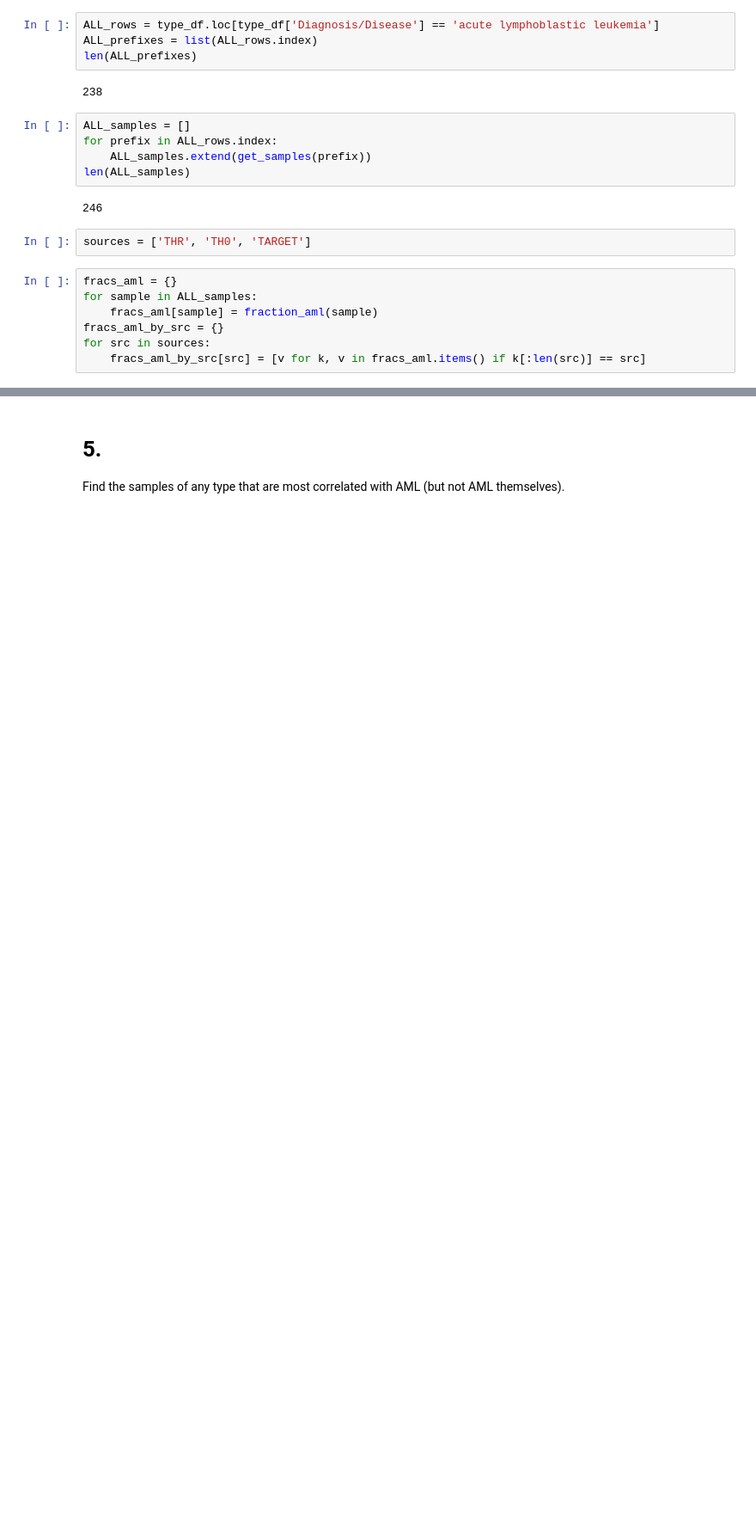
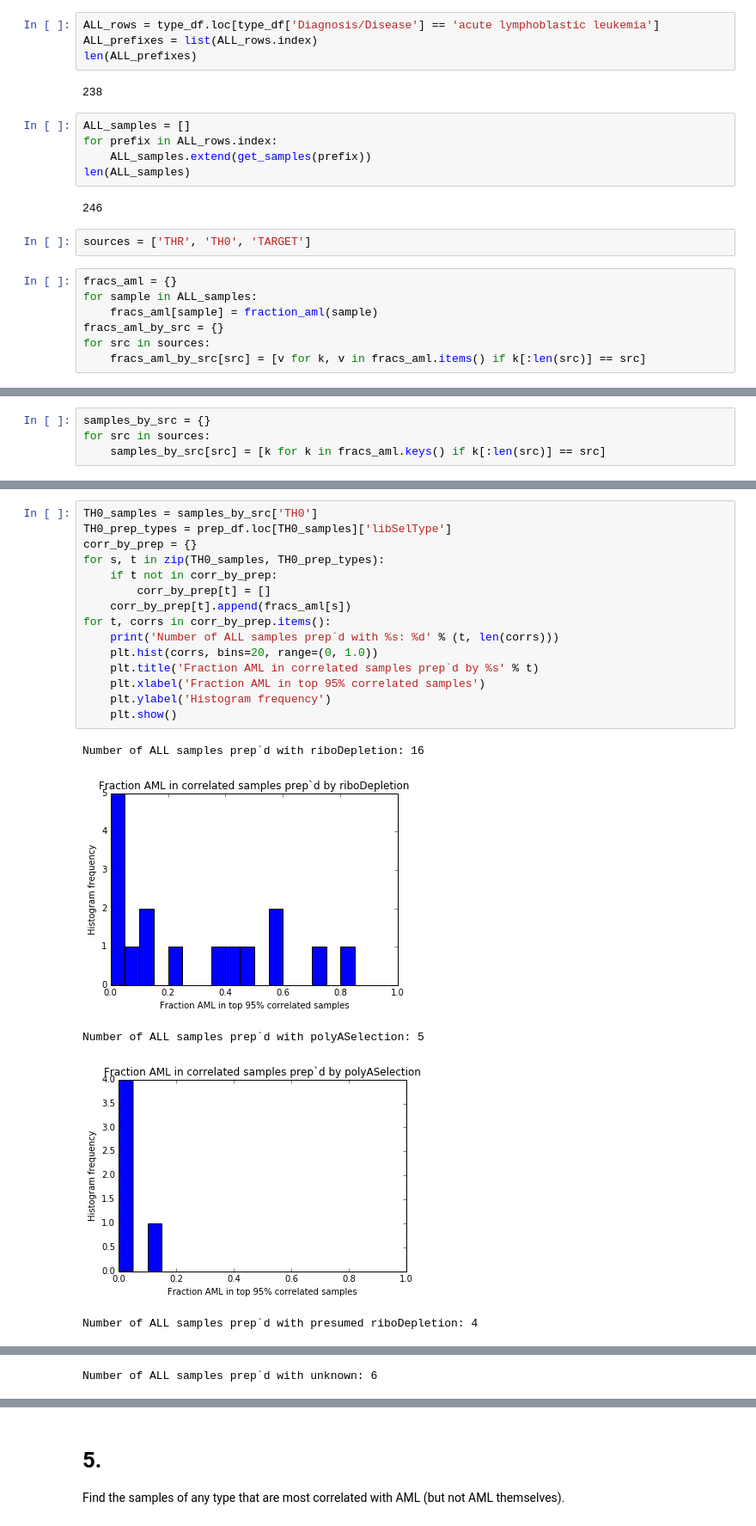
Before and after one commit to KellerJordan/TURG-Research, a Jupyter notebook: Data-Analysis.ipynb, the cells around one changed output, grey strips where cells are left out. Shown at 86% size. Cells and saved outputs as stored; diff of their text form; blank space fills up the shorter version.

```diff
--- a/Data-Analysis.ipynb
+++ b/Data-Analysis.ipynb
@@ -257,0 +261,4 @@ Number of samples with prefix TARGET: 149
+# %%
+samples_by_src = {}
+for src in sources:
+    samples_by_src[src] = [k for k in fracs_aml.keys() if k[:len(src)] == src]
@@ -257,0 +326,21 @@ Number of samples with prefix TARGET: 149
+# %%
+TH0_samples = samples_by_src['TH0']
+TH0_prep_types = prep_df.loc[TH0_samples]['libSelType']
+corr_by_prep = {}
+for s, t in zip(TH0_samples, TH0_prep_types):
+    if t not in corr_by_prep:
+        corr_by_prep[t] = []
+    corr_by_prep[t].append(fracs_aml[s])
+for t, corrs in corr_by_prep.items():
+    print('Number of ALL samples prep`d with %s: %d' % (t, len(corrs)))
+    plt.hist(corrs, bins=20, range=(0, 1.0))
+    plt.title('Fraction AML in correlated samples prep`d by %s' % t)
+    plt.xlabel('Fraction AML in top 95% correlated samples')
+    plt.ylabel('Histogram frequency')
+    plt.show()
+# %% [output]
+Number of ALL samples prep`d with riboDepletion: 16
+[figure, added]
+Number of ALL samples prep`d with polyASelection: 5
+[figure, added]
+Number of ALL samples prep`d with presumed riboDepletion: 4
@@ -257,0 +348 @@ Number of samples with prefix TARGET: 149
+Number of ALL samples prep`d with unknown: 6
```
Also changed, not shown: parts of 16 cells of this notebook.
